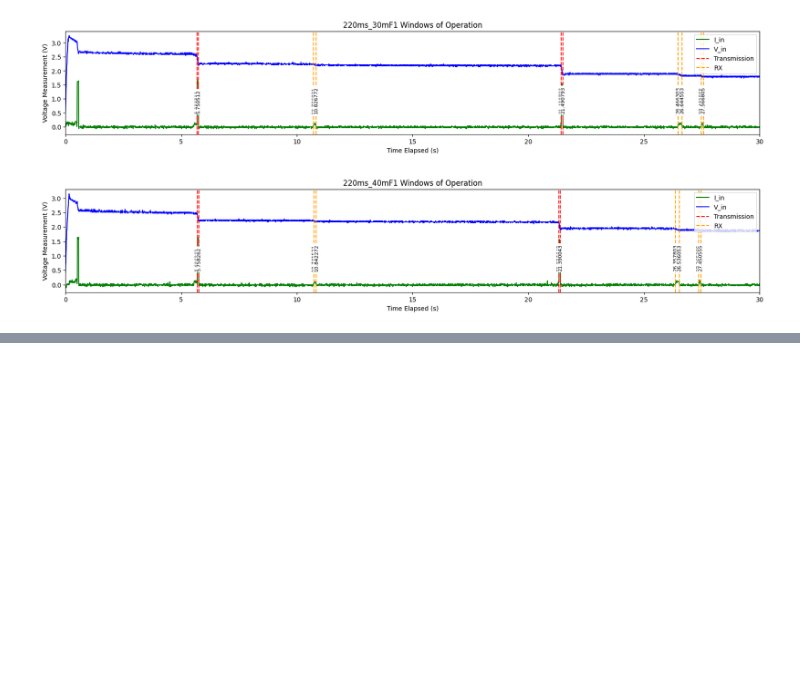
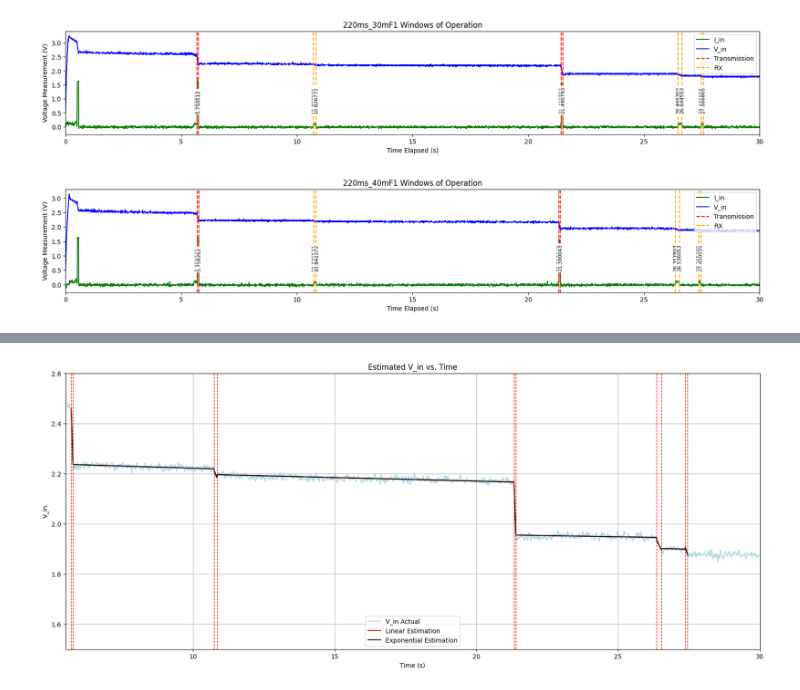
Before and after one commit to caspar/LoRa-Batteryless, a Jupyter notebook: 4-5 _ Cap_After_Vreg/viz.ipynb, the cells around one changed output, grey strips where cells are left out. Saved outputs shown, nothing was run; the diff lists cells and outputs as text; code cells hidden in the pictures; blank space fills up the shorter version.

```diff
--- a/4-5 _ Cap_After_Vreg/viz.ipynb
+++ b/4-5 _ Cap_After_Vreg/viz.ipynb
@@ -303,0 +238,91 @@ Window 9: 173.2757349356875
+# %%
+#################################################
+#                                               #
+#                   Fit Models                  #
+#                                               #
+#################################################
+
+plt.figure(figsize=(20, 8))
+
+# Defining models for optimization and smoothing
+def model_exp(t, R):
+    return initial_voltage * np.exp(-t / (R * C))
+
+def model_lin(t, m):
+    return initial_voltage - m*t
+
+# Fit the model to the data between each pair of consecutive indices in adjusted_window_indices
+optimal_Req, optimal_m = [], []
+optimal_Req_uncertainties, optimal_m_uncertainties = [], []
+estimations_exp, estimations_lin = [], []
+times = []
+
+for i in range(0, len(window_indices) - 1):
+
+    start, end = window_indices[i] - (window_size - 1), window_indices[i + 1] - (window_size - 2)
+    initial_voltage = smoothed_V_in[start]
+    t = adjusted_seconds[start:end] - adjusted_seconds.iloc[start]
+    V = smoothed_V_in[start:end]
+    initial_guess = 1
+
+    params, covariance = curve_fit(model_exp, t, V, p0=initial_guess, bounds=(0, np.inf))
+    optimal_Req.append(params[0])
+    optimal_Req_uncertainties.append(np.sqrt(np.diag(covariance))[0])
+    guess_exp = model_exp(t, optimal_Req[i])
+    guess_exp.reset_index(inplace=True, drop=True)
+
+    params, covariance = curve_fit(model_lin, t, V, p0=initial_guess, bounds=(0, np.inf))
+    optimal_m.append(params[0])
+    optimal_m_uncertainties.append(np.sqrt(np.diag(covariance))[0])
+    guess_lin = model_lin(t, optimal_m[i])
+    guess_lin.reset_index(inplace=True, drop=True)
+
+    if estimations_exp:
+        times.extend(t[1:] + adjusted_seconds.iloc[start])
+
+        # Comment out the following 2 lines if you don't want to average between start/end of consecutive pieces
+        # estimations_exp[-1] = (estimations_exp[-1] + guess_exp[0])/2
+        # estimations_lin[-1] = (estimations_lin[-1] + guess_lin[0])/2
+
+        estimations_exp.extend(guess_exp[1:])
+        estimations_lin.extend(guess_lin[1:])
+    else:
+        times.extend(t[:] + adjusted_seconds.iloc[start])
+        estimations_exp.extend(guess_exp)
+        estimations_lin.extend(guess_lin)
+
+    # plt.axvline(x=times[-1], color='b', linestyle='--', linewidth=1, zorder=3, label='Window') # Uncomment just to confirm windows are overlapping
+
+# Plot the estimated model and the actual voltage readings
+
+plt.plot(adjusted_seconds, smoothed_V_in, color='lightblue', label="V_in Actual")
+plt.plot(times, estimations_lin, color='red', label="Linear Estimation", zorder=2, linestyle='-')
+plt.plot(times, estimations_exp, color='black', label="Exponential Estimation", zorder=2, linestyle='-')
+plt.xlim(5.5, 30)
+plt.ylim(1.5, 2.6)
+# plt.xlim(10.5, 11)
+# plt.ylim(2.1, 2.3)
+plt.xlabel('Time (s)')
+plt.ylabel('V_in')
+plt.title('Estimated V_in vs. Time')
+plt.legend()
+plt.grid(True)
+for index in window_indices:
+    plt.axvline(x=adjusted_seconds[index], color='r', linestyle='--', linewidth=1, label='Window')
+plt.show()
+
+# Calculate and plot the mean squared error
+mse = mean_squared_error(smoothed_V_in[window_indices[0]:window_indices[-1]], estimations_exp[:-1])
+rmse = np.sqrt(mse)
+print(f"Root Mean Squared Error (RMSE) - Exponential Model: {rmse}")
+
+mse_linear = mean_squared_error(smoothed_V_in[window_indices[0]:window_indices[-1]], estimations_lin[:-1])
+rmse_linear = np.sqrt(mse_linear)
+print(f"Root Mean Squared Error (RMSE) - Linear Model: {rmse_linear}")
+
+# Print the estimated R values
+print("\nOptimal Req values:")
+for i, Req in enumerate(optimal_Req):
+    print(f"Window {i+1}: {Req}")
+# %% [output]
+[figure, added]
```
Also changed, not shown: parts of 9 cells of this notebook.
